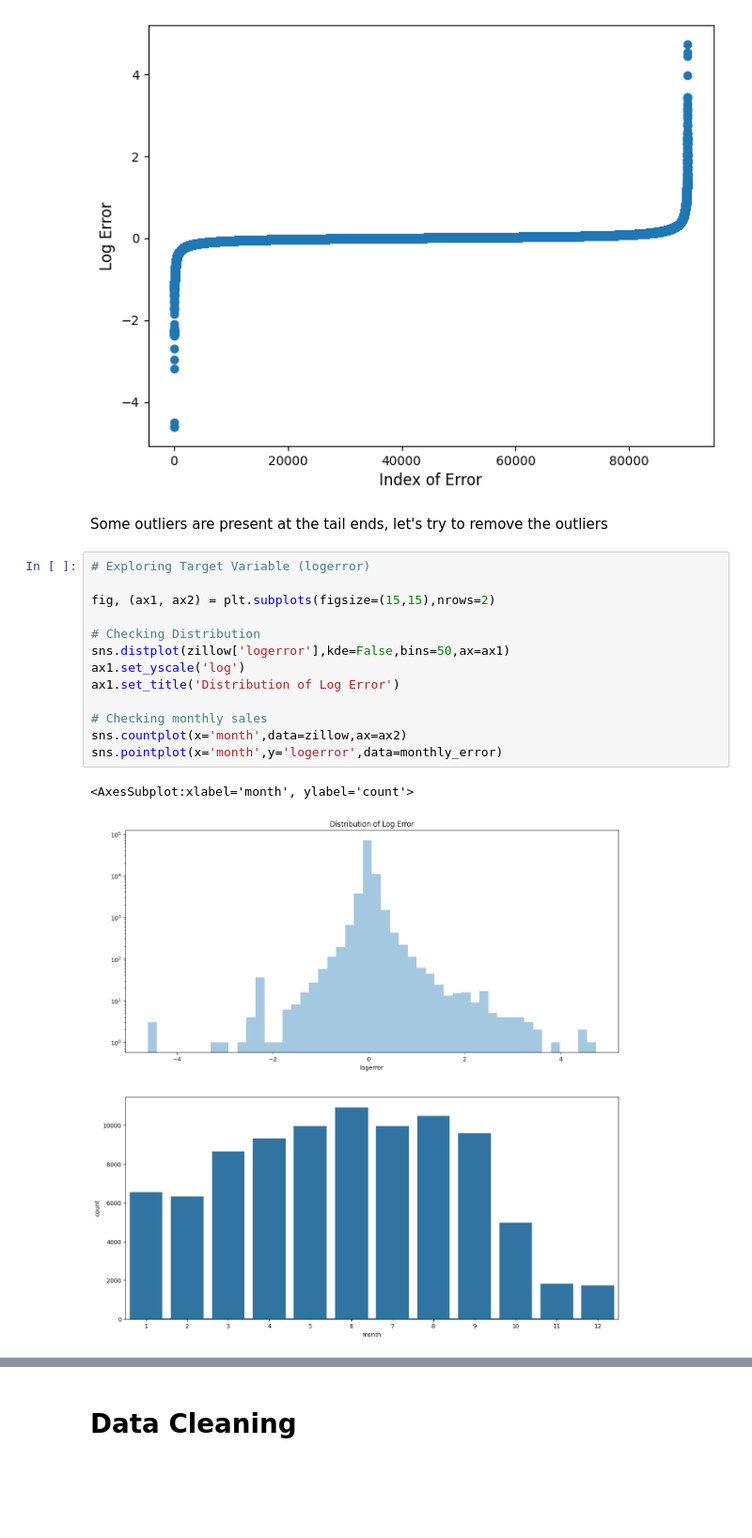
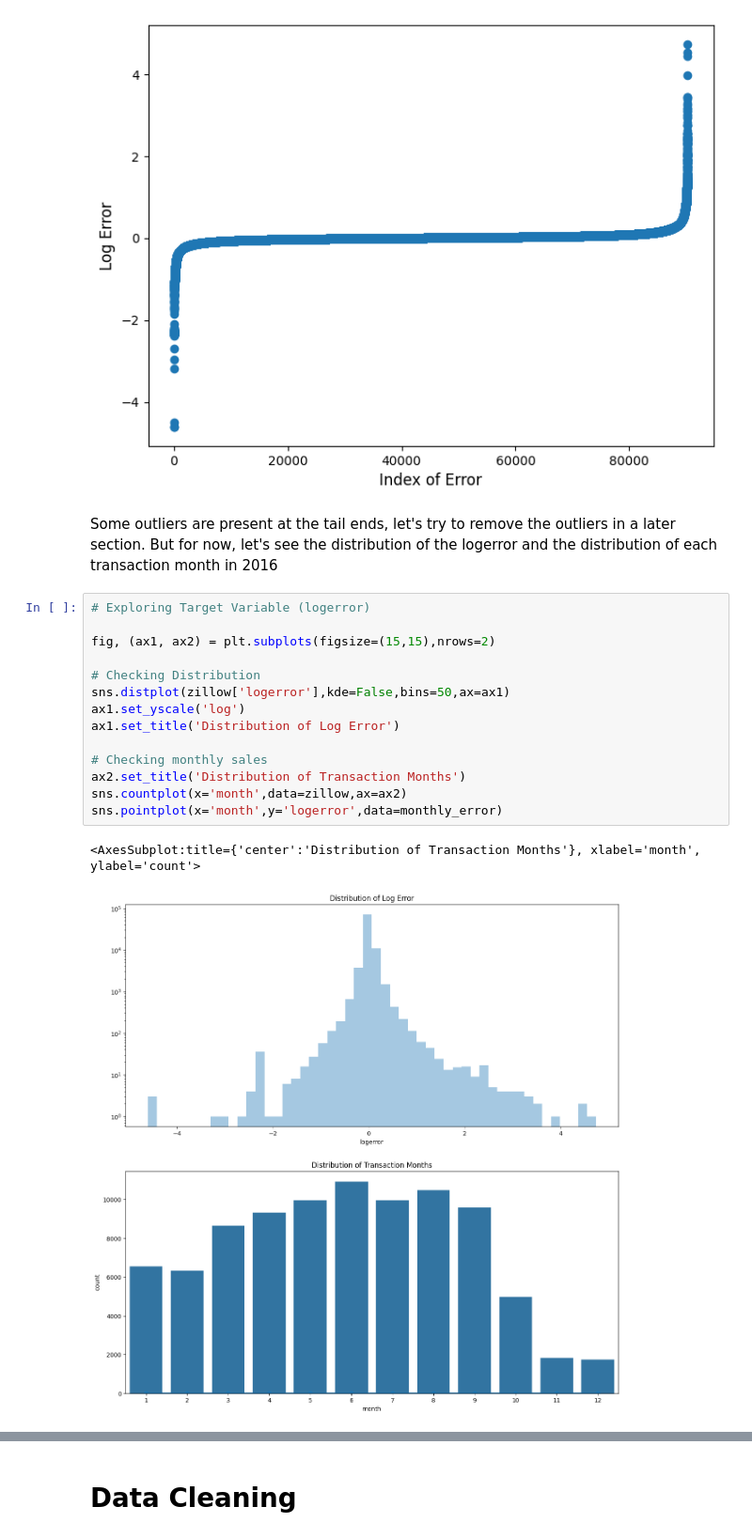
Before and after one commit to efazHossain/DATA-4380, a Jupyter notebook: Projects/TabularData/Zillow_Zestimate.ipynb, the cells around one changed output, grey strips where cells are left out. Shown at 94% size. Saved outputs shown, nothing was run; the diff lists cells and outputs as text; blank space fills up the shorter version.

Commit message:
Project Defined better/Added comments to Visuals and cleaned Visuals

```diff
--- a/Projects/TabularData/Zillow_Zestimate.ipynb
+++ b/Projects/TabularData/Zillow_Zestimate.ipynb
@@ -190,20 +200,21 @@ plt.show()
 # %% [output]
 [figure]
 # %% [markdown]
-Some outliers are present at the tail ends, let's try to remove the outliers
+Some outliers are present at the tail ends, let's try to remove the outliers in a later section. But for now, let's see the distribution of the logerror and the distribution of each transaction month in 2016
 # %%
 # Exploring Target Variable (logerror)
 
 fig, (ax1, ax2) = plt.subplots(figsize=(15,15),nrows=2)
 
 # Checking Distribution
 sns.distplot(zillow['logerror'],kde=False,bins=50,ax=ax1)
 ax1.set_yscale('log')
 ax1.set_title('Distribution of Log Error')
 
 # Checking monthly sales
+ax2.set_title('Distribution of Transaction Months')
 sns.countplot(x='month',data=zillow,ax=ax2)
 sns.pointplot(x='month',y='logerror',data=monthly_error)
 # %% [output]
-<AxesSubplot:xlabel='month', ylabel='count'>
+<AxesSubplot:title={'center':'Distribution of Transaction Months'}, xlabel='month', ylabel='count'>
-[figure, old version]
+[figure, new version]
```
Also changed, not shown: parts of 19 cells of this notebook.
